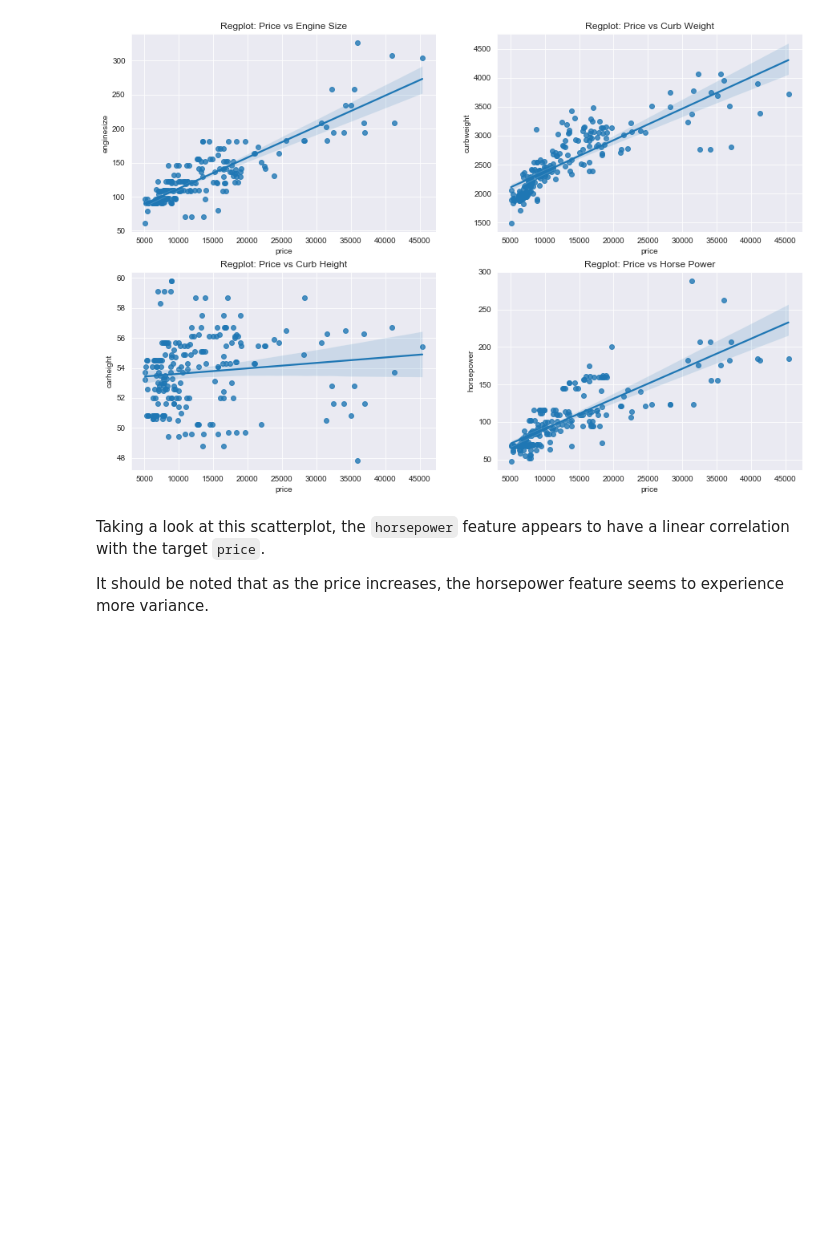
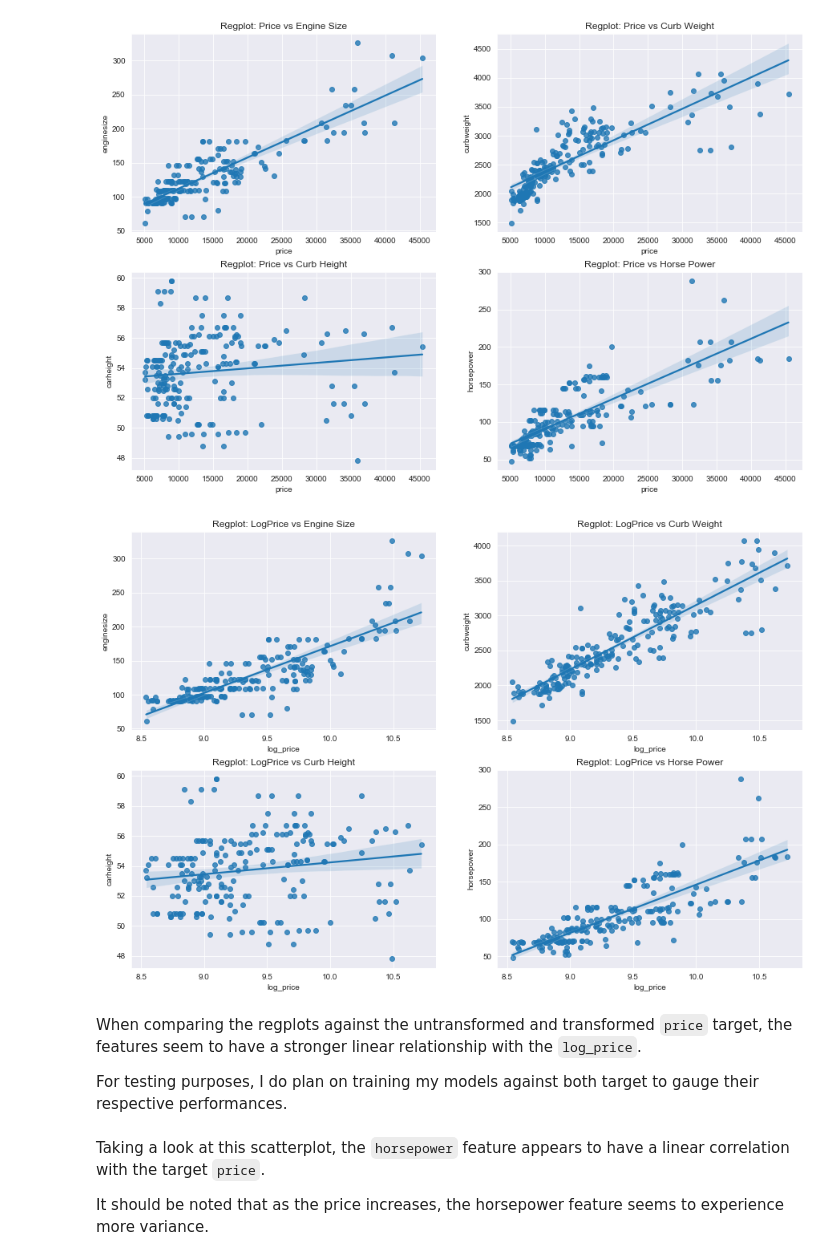
Before and after one commit to MrKimhoff/Python-Car-Price-Prediction, a Jupyter notebook: Project One Working Notebook.ipynb, the cells around one changed output. Drawn from its saved outputs; the diff is of its cells as text; code cells hidden in the pictures; blank space fills up the shorter version.

```diff
--- a/Project One Working Notebook.ipynb
+++ b/Project One Working Notebook.ipynb
@@ -284,6 +315,28 @@ axs[1,1].set_title('Regplot: Price vs Horse Power')
 plt.show()
 # %% [output]
 [figure]
+# %%
+# display same plots but against logarithmic transformed price target
+# display regplots for other possible explanatory variables
+fix, axs = plt.subplots(2, 2, figsize=(15,10))
+
+sns.regplot(data=df, x='log_price', y='enginesize', ax=axs[0,0])
+sns.regplot(data=df, x='log_price', y='curbweight', ax=axs[0,1])
+sns.regplot(data=df, x='log_price', y='carheight', ax=axs[1,0])
+sns.regplot(data=df, x='log_price', y='horsepower', ax=axs[1,1])
+
+axs[0,0].set_title('Regplot: LogPrice vs Engine Size')
+axs[0,1].set_title('Regplot: LogPrice vs Curb Weight')
+axs[1,0].set_title('Regplot: LogPrice vs Curb Height')
+axs[1,1].set_title('Regplot: LogPrice vs Horse Power')
+
+plt.show()
+# %% [output]
+[figure, added]
+# %% [markdown]
+When comparing the regplots against the untransformed and transformed `price` target, the features seem to have a stronger linear relationship with the `log_price`.
+
+For testing purposes, I do plan on training my models against both target to gauge their respective performances.
 # %% [markdown]
 Taking a look at this scatterplot, the `horsepower` feature appears to have a linear correlation with the target `price`.
 
```
Also changed, not shown: parts of 38 cells of this notebook.
